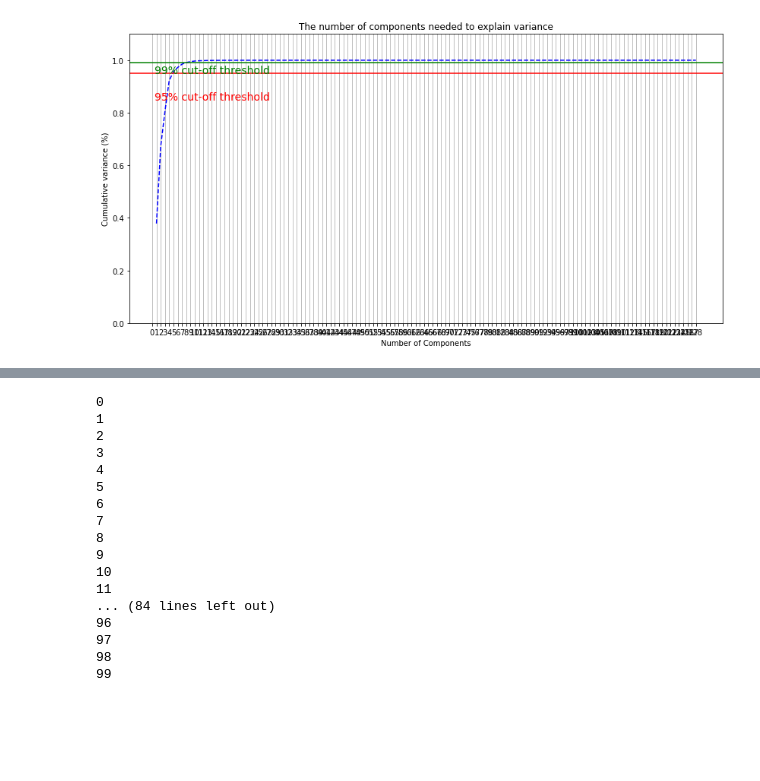
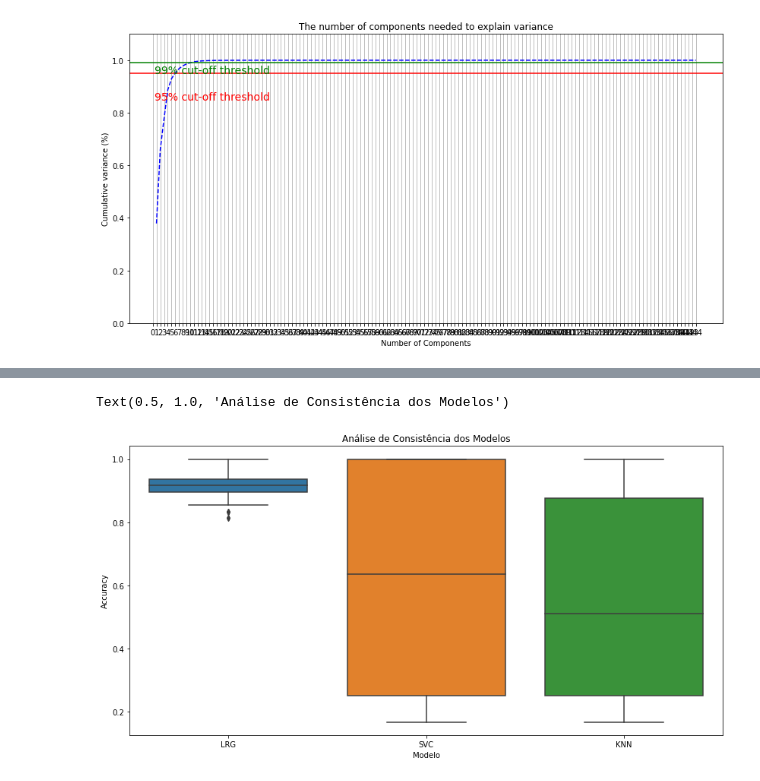
Before and after one commit to fefilizzola/HIML_TrabalhoFinal, a Jupyter notebook: trabalho_final_fcmf.ipynb, the cells around one changed output, grey strips where cells are left out. Saved outputs shown, nothing was run; the diff lists cells and outputs as text; code cells hidden in the pictures; blank space fills up the shorter version.

Commit message:
consistencia dos modelos

```diff
--- a/trabalho_final_fcmf.ipynb
+++ b/trabalho_final_fcmf.ipynb
@@ -199,12 +201,11 @@ acc=[]
 cfmx =[]
 best_params =[]
 # %%
-for it in range(100):
-        train_x, test_x, train_y, test_y = train_test_split(df_parallel[df_parallel.columns[0:-1]], df_parallel.target, test_size=0.3, random_state=0)
-        print(it)
+for it in tqdm(range(50)):
+        train_x, test_x, train_y, test_y = train_test_split(df_parallel[df_parallel.columns[0:-1]], df_parallel.target, test_size=0.3, random_state=None)
         for i,md in enumerate(models):
         #print(f'Iteração {i+1} - {md}\n')
-                rkf = RepeatedKFold(n_splits=kfolds,n_repeats=nkiter,random_state=0)
+                rkf = RepeatedKFold(n_splits=kfolds,n_repeats=nkiter,random_state=None)
 
                 clf = Pipeline([("scaler",StandardScaler()),(md)])
 
@@ -213,7 +214,7 @@ for it in range(100):
                 #Cria modelo
                         #Separar Data set em conjuntos de treino e teste ()
                 rnd_model = RandomizedSearchCV(clf,verbose=0,n_iter=n_iter,n_jobs=6,cv=rkf,
-                                                        random_state=1,param_distributions=param_grid,scoring=accuracy_score)
+                                                        random_state=None,param_distributions=param_grid,scoring=accuracy_score)
                 rnd_model.fit(train_x,train_y)
                 best_params.append(rnd_model.best_params_)
                 yh_teste = rnd_model.predict(test_x)
@@ -226,24 +227,24 @@ for it in range(100):
                 yh_test.append(yh_teste)
     #print(f'Resultados: Acurácia={acc[i]}')
     #print(f'Beste Params: {best_params[i]}\n')
-# %% [output]
-0
-1
-2
-3
-4
-5
-6
-7
-8
-9
-10
-11
-... (84 lines left out)
-96
-97
-98
-99
+# %%
+results=pd.concat([pd.DataFrame(best_params),pd.DataFrame(acc,columns=['Accuracy'])],axis=1)
+dfLRG=results[['LRG__C','LRG__solver','LRG__multi_class','Accuracy']].copy().dropna()
+dfSVC=results[['SVC__C','SVC__kernel','SVC__degree','SVC__gamma','Accuracy']].copy().dropna()
+dfKNN=results[['KNN__n_neighbors','KNN__weights','KNN__algorithm','KNN__leaf_size','Accuracy']].copy().dropna()
+dfLRG['Modelo']=str('LRG')
+dfSVC['Modelo']=str('SVC')
+dfKNN['Modelo']=str('KNN')
+dfLRG['Hiperparâmetros']=dfLRG['LRG__C'].astype(str)+'_'+dfLRG['LRG__solver']+'_'+dfLRG['LRG__multi_class']
+dfSVC['Hiperparâmetros']=dfSVC['SVC__C'].astype(str)+'_'+dfSVC['SVC__kernel'].astype(str)+'_'+dfSVC['SVC__degree'].astype(str)+'_'+dfSVC['SVC__gamma'].astype(str)
+dfKNN['Hiperparâmetros']=dfKNN['KNN__n_neighbors'].astype(str)+'_'+dfKNN['KNN__weights'].astype(str)+'_'+dfKNN['KNN__algorithm'].astype(str)+'_'+dfKNN['KNN__leaf_size'].astype(str)
+df_modelos=pd.concat([dfLRG[['Modelo','Hiperparâmetros', 'Accuracy']],dfSVC[['Modelo','Hiperparâmetros', 'Accuracy']],dfKNN[['Modelo','Hiperparâmetros', 'Accuracy']]])
+
+#avaliação de consistência para determinar o melhor modelo
+sns.boxplot(data = df_modelos,x='Modelo',y='Accuracy').set_title("Análise de Consistência dos Modelos")
+# %% [output]
+Text(0.5, 1.0, 'Análise de Consistência dos Modelos')
+[figure, added]
 # %%
 plt.figure(figsize=(30, 5), dpi=80)
 plt.subplot(131)
```
Also changed, not shown: parts of 6 cells of this notebook.
